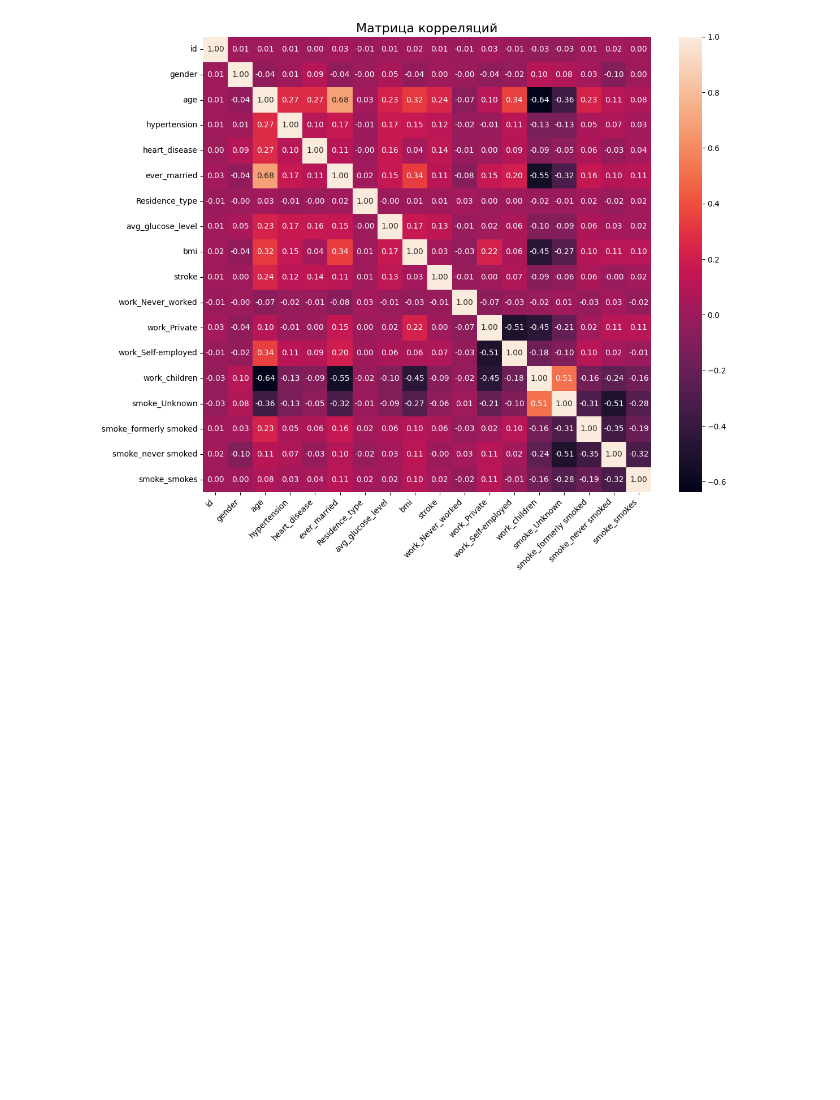
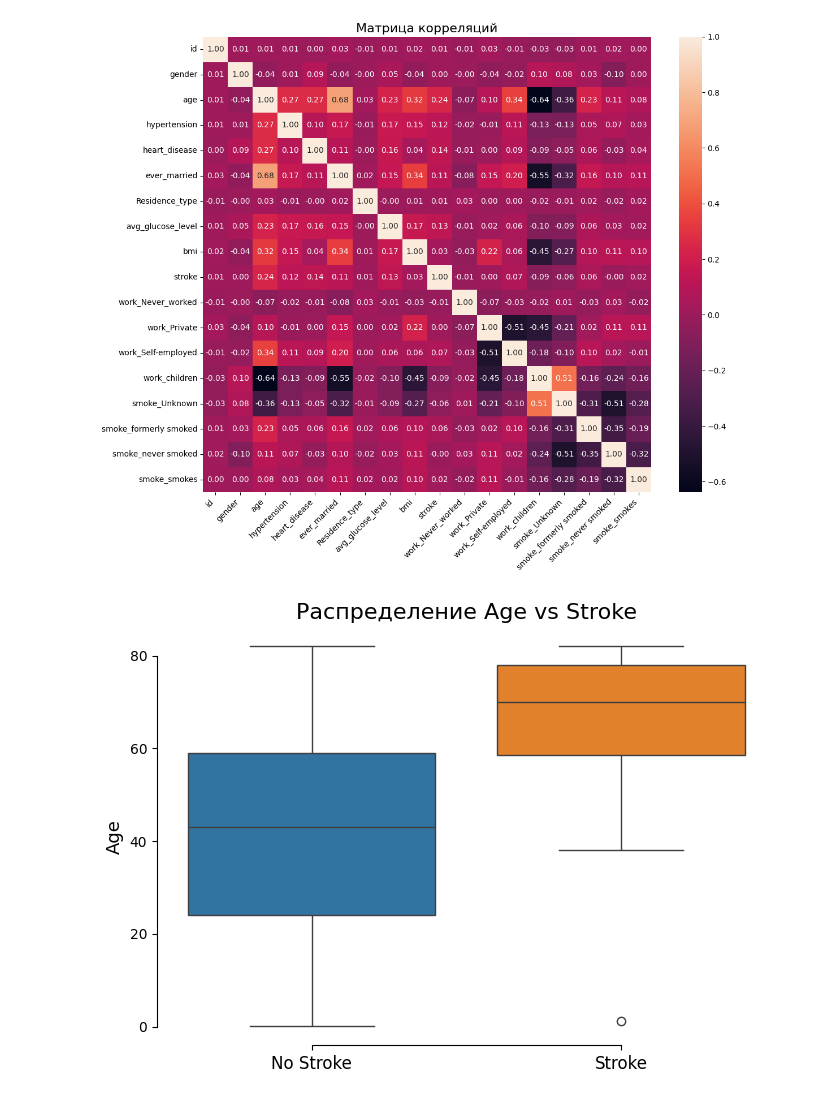
Before and after one commit to ML-engineering-Freelancerroma/healthcare-stroke, a Jupyter notebook: feat_prepare.ipynb, the cells around one changed output. Drawn from its saved outputs; the diff is of its cells as text; code cells hidden in the pictures; blank space fills up the shorter version.

```diff
--- a/feat_prepare.ipynb
+++ b/feat_prepare.ipynb
@@ -206,3 +206,18 @@ plt.tight_layout()
 plt.show()
 # %% [output]
 [figure]
+# %%
+plt.figure(figsize=(7, 5))
+
+sns.boxplot(data=df, x='stroke', y='age', hue='stroke', legend=False)
+
+plt.title('Распределение Age vs Stroke', fontsize=16)
+plt.xlabel('')
+plt.ylabel('Age', fontsize=13)
+plt.xticks([0, 1], ['No Stroke', 'Stroke'], fontsize=12)
+
+sns.despine(trim=True)
+plt.tight_layout()
+plt.show()
+# %% [output]
+[figure, added]
```
